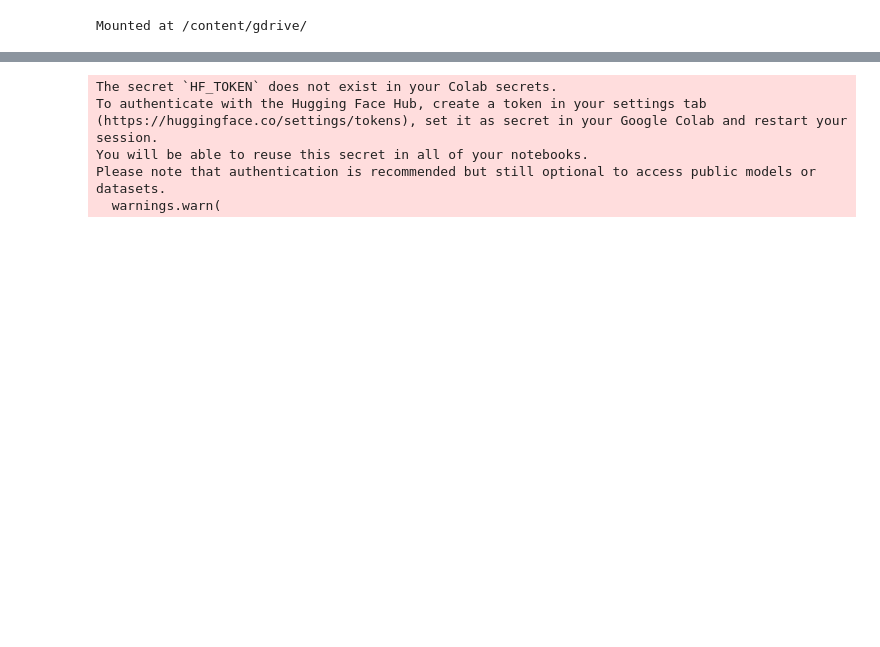
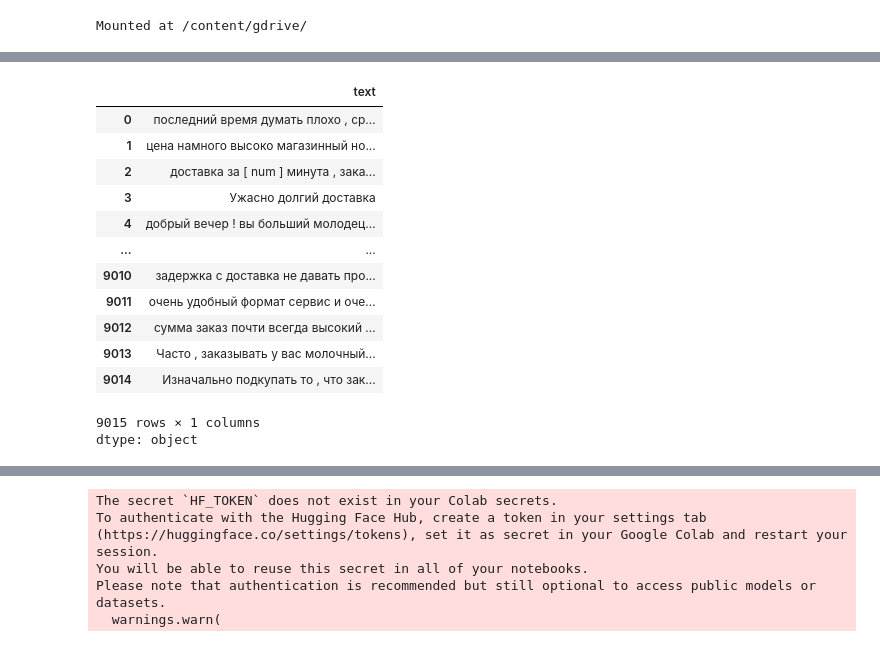
Before and after one commit to dkulemin/dls_ecomtech_nlp_competition, a Jupyter notebook: bert_multi_label.ipynb, the cells around one changed output, grey strips where cells are left out. Saved outputs shown, nothing was run; the diff lists cells and outputs as text; code cells hidden in the pictures; blank space fills up the shorter version.

```diff
--- a/bert_multi_label.ipynb
+++ b/bert_multi_label.ipynb
@@ -28,13 +37,21 @@ import emoji
 # %%
 # BACKBONE_NAME = 'cointegrated/rubert-tiny2'
 BACKBONE_NAME = "DeepPavlov/rubert-base-cased"
-SUBMISSION_NAME = "rubert-base-cased"
+# SUBMISSION_NAME = "rubert_tiny_classifier"
+SUBMISSION_NAME = "rubert_base_cased"
 NUM_LABELS = 50
 BATCH_SIZE = 16
 MAX_LEN = 256
 RANDOM_STATE = 42
 EPOCHS = 100
 ROOT_DIR = pathlib.Path().absolute()
+
+stemmer = SnowballStemmer(language="russian")
+parser = spacy.load(
+    'ru_core_news_sm',
+    disable=["parser", "ner"],
+)
+tqdm.pandas()
 # %%
 device = 'cuda' if torch.cuda.is_available() else 'cpu'
 device
@@ -44,6 +61,6 @@ device
 df = pd.read_csv('train_augmented_2.csv')
 df_test = pd.read_csv('test.csv')
 
-df_test['text'] = df_test['text'].apply(
+df_test['text'] = df_test['text'].progress_apply(
     lambda x: emoji.demojize(str(x), language='ru').replace(':', ' ').replace('_', ' ')
 )
@@ -50,2 +69,21 @@ df_test['text'] = df_test['text'].apply(
+# %%
+df_test['text'] = df_test['text'].progress_apply(lambda x: ' '.join([token.lemma_.lower() for token in parser(x)]))
+# %%
+df_test['text']
+# %% [output]
+|  | text |
+| 0 | последний время думать плохо , ср... |
+| 1 | цена намного высоко магазинный но... |
+| 2 | доставка за [ num ] минута , зака... |
+| 3 | Ужасно долгий доставка |
+| 4 | добрый вечер ! вы больший молодец... |
+| ... | ... |
+| 9010 | задержка с доставка не давать про... |
+| 9011 | очень удобный формат сервис и оче... |
+| 9012 | сумма заказ почти всегда высокий ... |
+| 9013 | Часто , заказывать у вас молочный... |
+| 9014 | Изначально подкупать то , что зак... |
+9015 rows × 1 columns
+dtype: object
 # %%
 df_train, df_valid = train_test_split(df, random_state=RANDOM_STATE, test_size=0.2, shuffle=True)
```
Also changed, not shown: parts of 31 cells of this notebook, 1 other file.
